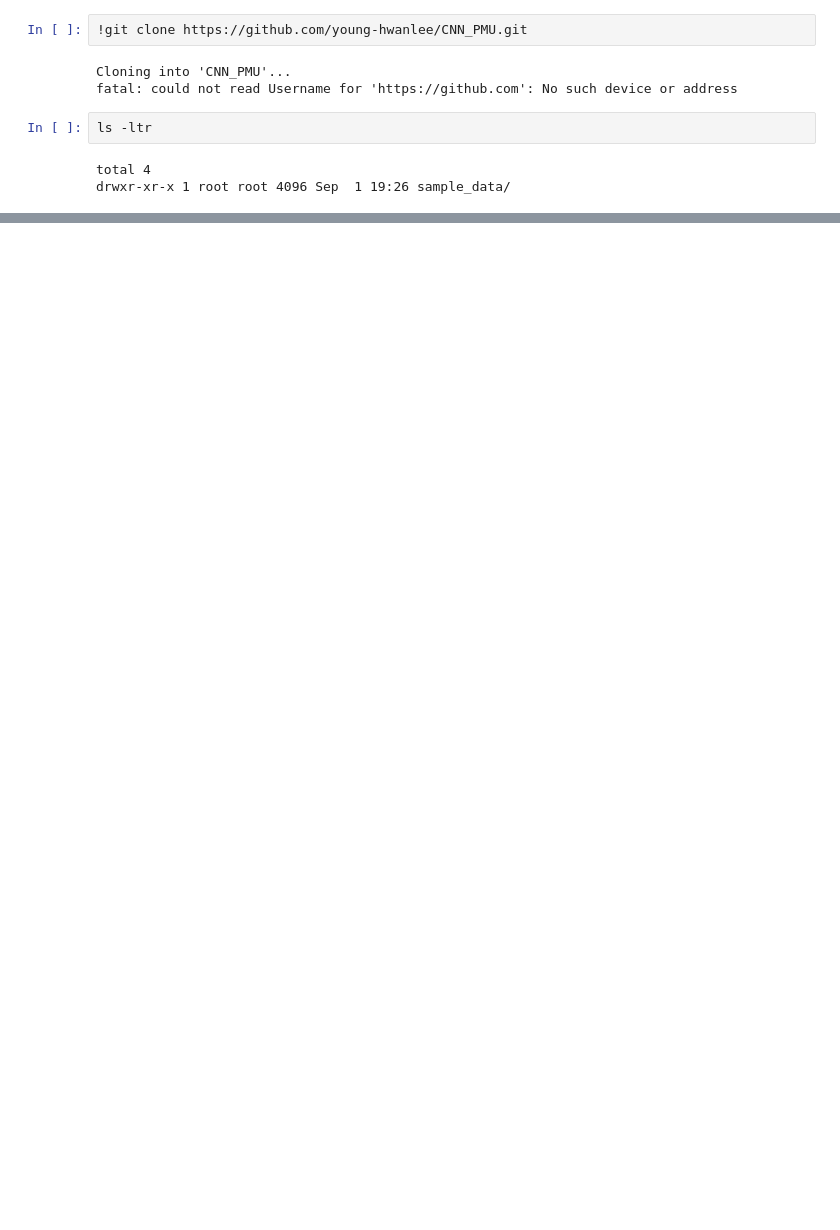
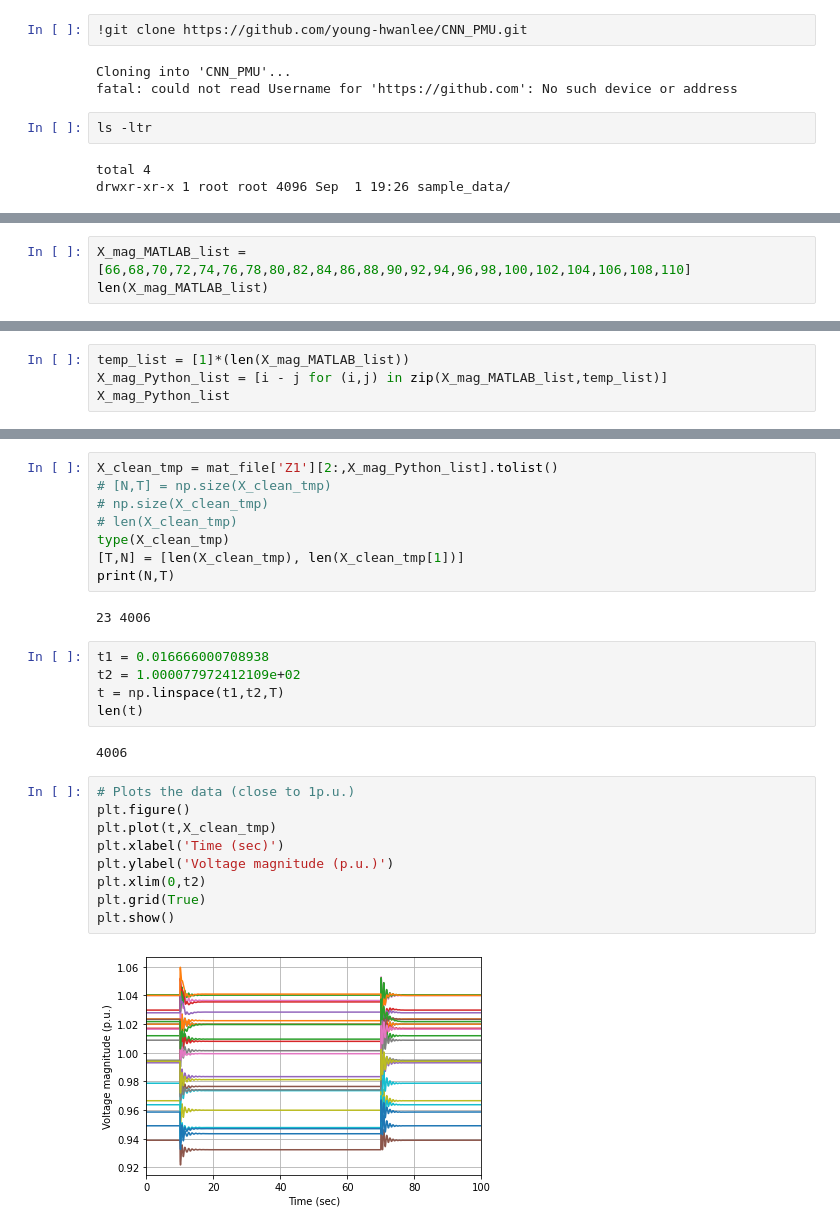
Before and after one commit to young-hwanlee/Clustering_PMU, a Jupyter notebook: cnn_pmu.ipynb, the cells around one changed output, grey strips where cells are left out. Saved outputs shown, nothing was run; the diff lists cells and outputs as text; blank space fills up the shorter version.

```diff
--- a/cnn_pmu.ipynb
+++ b/cnn_pmu.ipynb
@@ -53,0 +117,3 @@ Keras version :  2.6.0
+# %%
+X_mag_MATLAB_list = [66,68,70,72,74,76,78,80,82,84,86,88,90,92,94,96,98,100,102,104,106,108,110]
+len(X_mag_MATLAB_list)
@@ -53,0 +126,4 @@ Keras version :  2.6.0
+# %%
+temp_list = [1]*(len(X_mag_MATLAB_list))
+X_mag_Python_list = [i - j for (i,j) in zip(X_mag_MATLAB_list,temp_list)]
+X_mag_Python_list
@@ -53,0 +148,28 @@ Keras version :  2.6.0
+# %%
+X_clean_tmp = mat_file['Z1'][2:,X_mag_Python_list].tolist()
+# [N,T] = np.size(X_clean_tmp)
+# np.size(X_clean_tmp)
+# len(X_clean_tmp)
+type(X_clean_tmp)
+[T,N] = [len(X_clean_tmp), len(X_clean_tmp[1])]
+print(N,T)
+# %% [output]
+23 4006
+# %%
+t1 = 0.016666000708938
+t2 = 1.000077972412109e+02
+t = np.linspace(t1,t2,T)
+len(t)
+# %% [output]
+4006
+# %%
+# Plots the data (close to 1p.u.)
+plt.figure()
+plt.plot(t,X_clean_tmp)
+plt.xlabel('Time (sec)')
+plt.ylabel('Voltage magnitude (p.u.)')
+plt.xlim(0,t2)
+plt.grid(True)
+plt.show()
+# %% [output]
+[figure, added]
```
Also changed, not shown: parts of 25 cells of this notebook.
